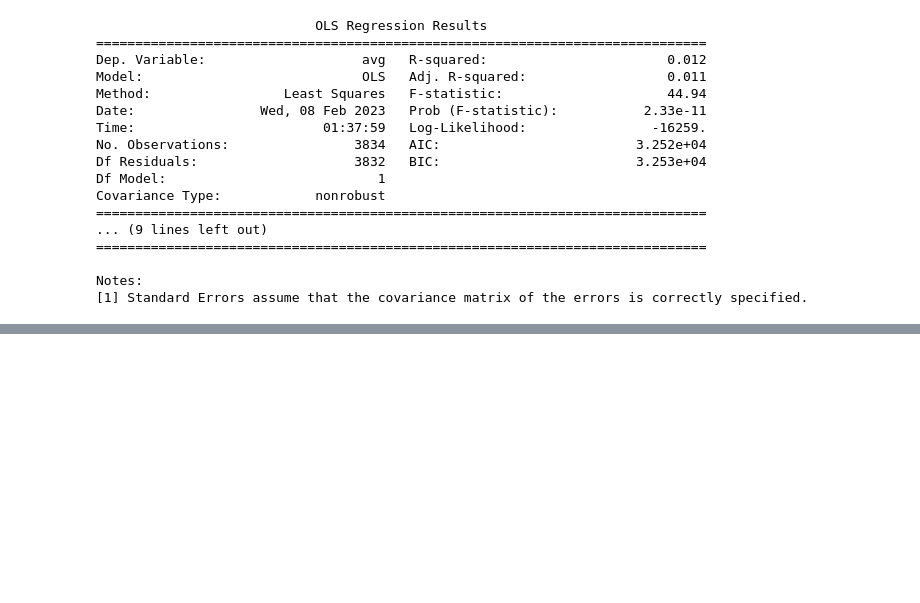
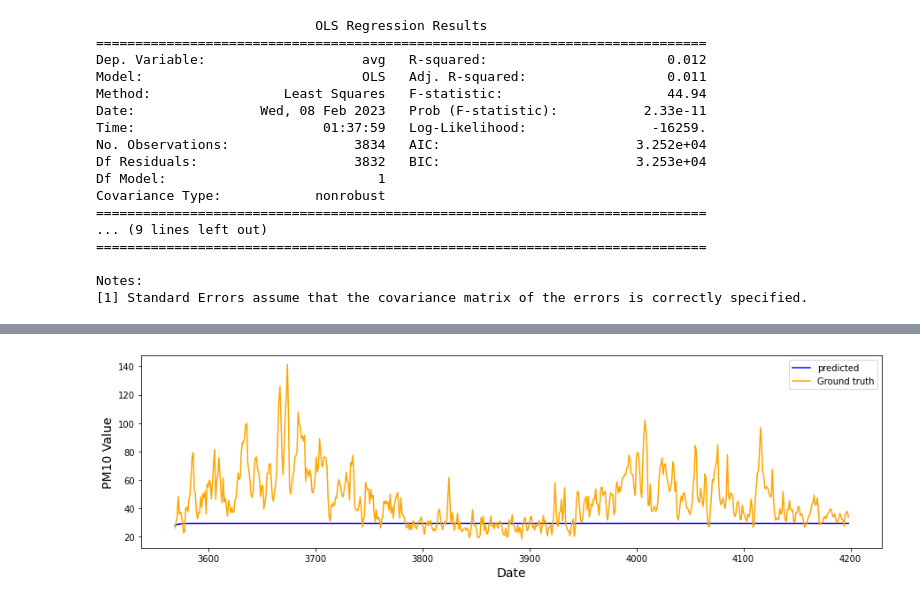
Before and after one commit to heartnoxill/FinalProject, a Jupyter notebook: Project_PM.ipynb, the cells around one changed output, grey strips where cells are left out. Saved outputs shown, nothing was run; the diff lists cells and outputs as text; code cells hidden in the pictures; blank space fills up the shorter version.

```diff
--- a/Project_PM.ipynb
+++ b/Project_PM.ipynb
@@ -2559,0 +2759,14 @@ Notes:
+# %%
+f, ax = plt.subplots(1)
+f.set_figheight(4)
+f.set_figwidth(15)
+
+sns.lineplot(x=x_valid_10.index, y=y_pred, ax=ax, color='blue', label='predicted')
+sns.lineplot(x=x_valid_10.index, y=y_valid_10['y'], ax=ax, color='orange', label='Ground truth')
+
+ax.set_xlabel(xlabel='Date', fontsize=14)
+ax.set_ylabel(ylabel='PM10 Value', fontsize=14)
+
+plt.show()
+# %% [output]
+[figure, added]
```
Also changed, not shown: parts of 37 cells of this notebook.
